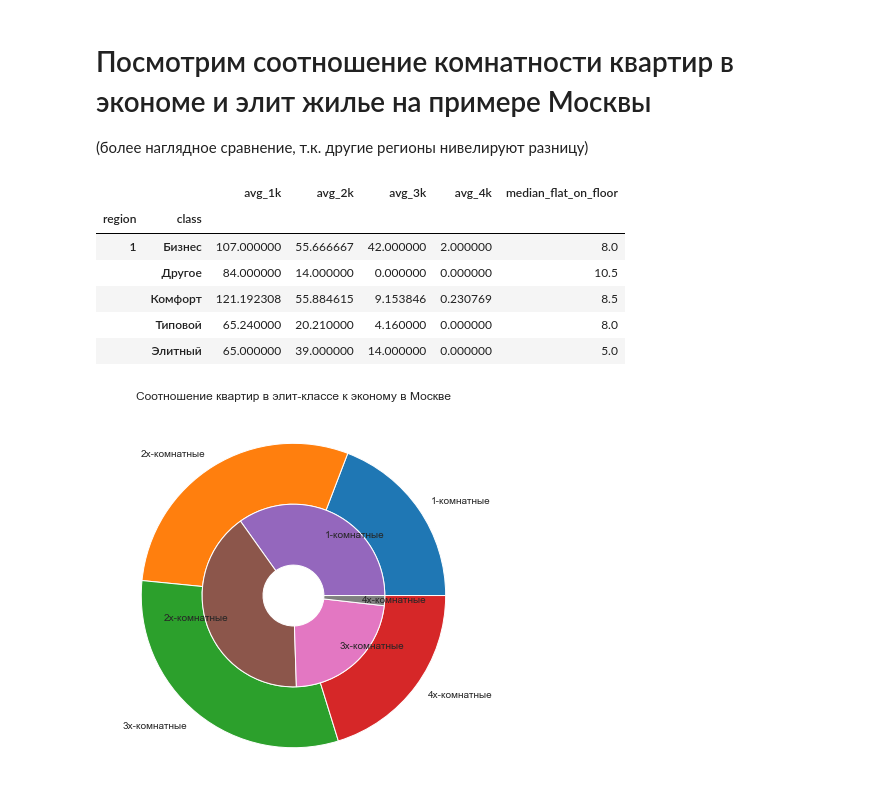
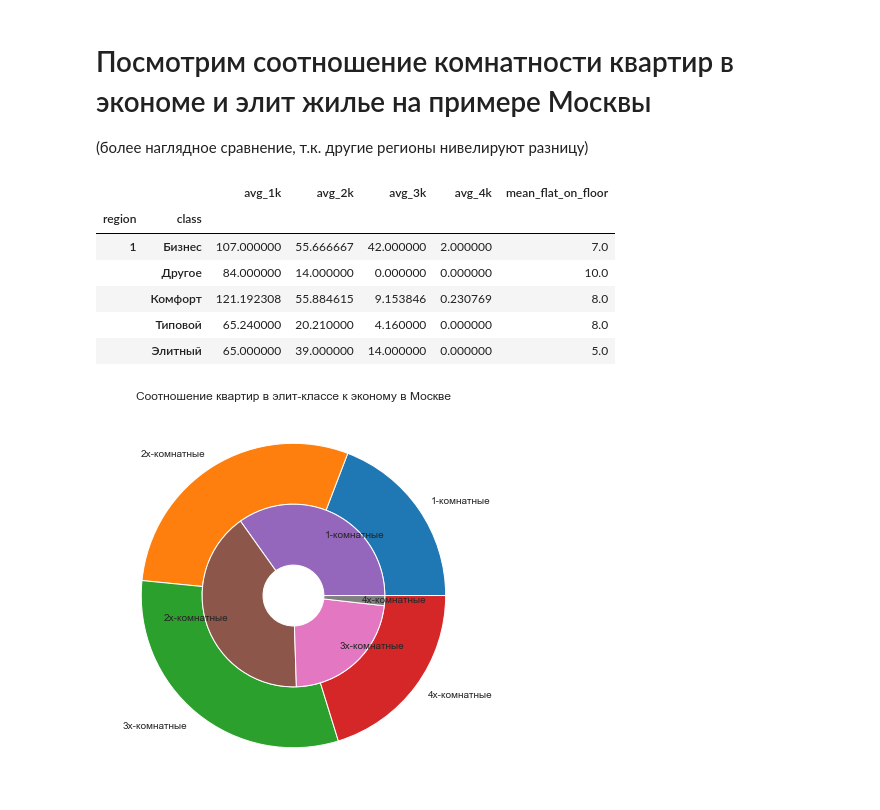
Before and after one commit to Dmilis/DS_student, a Jupyter notebook: Homework2.ipynb, the cells around one changed output. Drawn from its saved outputs; the diff is of its cells as text; code cells hidden in the pictures.

```diff
--- a/Homework2.ipynb
+++ b/Homework2.ipynb
@@ -349,26 +350,27 @@ class_and_flats = df[['region', 'class', 'total_1k', 'total_2k', 'total_3k', 'to
 # %%
 """
 Сгруппируем значения по региону и классу
 """
 class_and_region = class_and_flats.groupby(['region', 'class']).agg({'total_1k' : 'mean',
                                                   'total_2k' : 'mean',
                                                   'total_3k' : 'mean',
                                                   'total_4k' : 'mean',
-                                                  'avg_flat_on_floor' : 'median'
+                                                  'avg_flat_on_floor' : 'mean'
                                                   })\
                     .rename(columns={'total_1k' : 'avg_1k',
                                      'total_2k' : 'avg_2k',
                                      'total_3k' : 'avg_3k',
                                      'total_4k' : 'avg_4k',
-                                     'avg_flat_on_floor' : 'median_flat_on_floor'
+                                     'avg_flat_on_floor' : 'mean_flat_on_floor'
                                      })
+class_and_region.mean_flat_on_floor = class_and_region.mean_flat_on_floor.round()
 class_and_region.head()
 # %% [output]
-|  |  | avg_1k | avg_2k | avg_3k | avg_4k | median_flat_on_floor |
+|  |  | avg_1k | avg_2k | avg_3k | avg_4k | mean_flat_on_floor |
 | region | class |  |  |  |  |  |
-| 1 | Бизнес | 107.000000 | 55.666667 | 42.000000 | 2.000000 | 8.0 |
-|  | Другое | 84.000000 | 14.000000 | 0.000000 | 0.000000 | 10.5 |
-|  | Комфорт | 121.192308 | 55.884615 | 9.153846 | 0.230769 | 8.5 |
+| 1 | Бизнес | 107.000000 | 55.666667 | 42.000000 | 2.000000 | 7.0 |
+|  | Другое | 84.000000 | 14.000000 | 0.000000 | 0.000000 | 10.0 |
+|  | Комфорт | 121.192308 | 55.884615 | 9.153846 | 0.230769 | 8.0 |
 |  | Типовой | 65.240000 | 20.210000 | 4.160000 | 0.000000 | 8.0 |
 |  | Элитный | 65.000000 | 39.000000 | 14.000000 | 0.000000 | 5.0 |
 # %%
```
Also changed, not shown: parts of 10 cells of this notebook, 34 other files.
